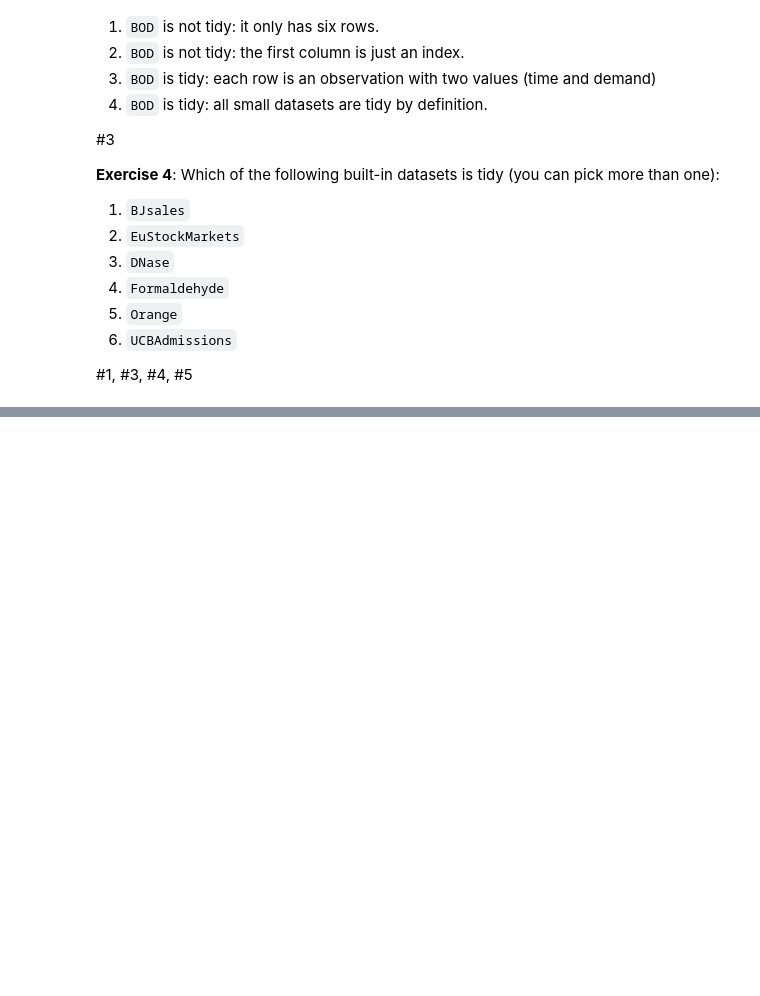
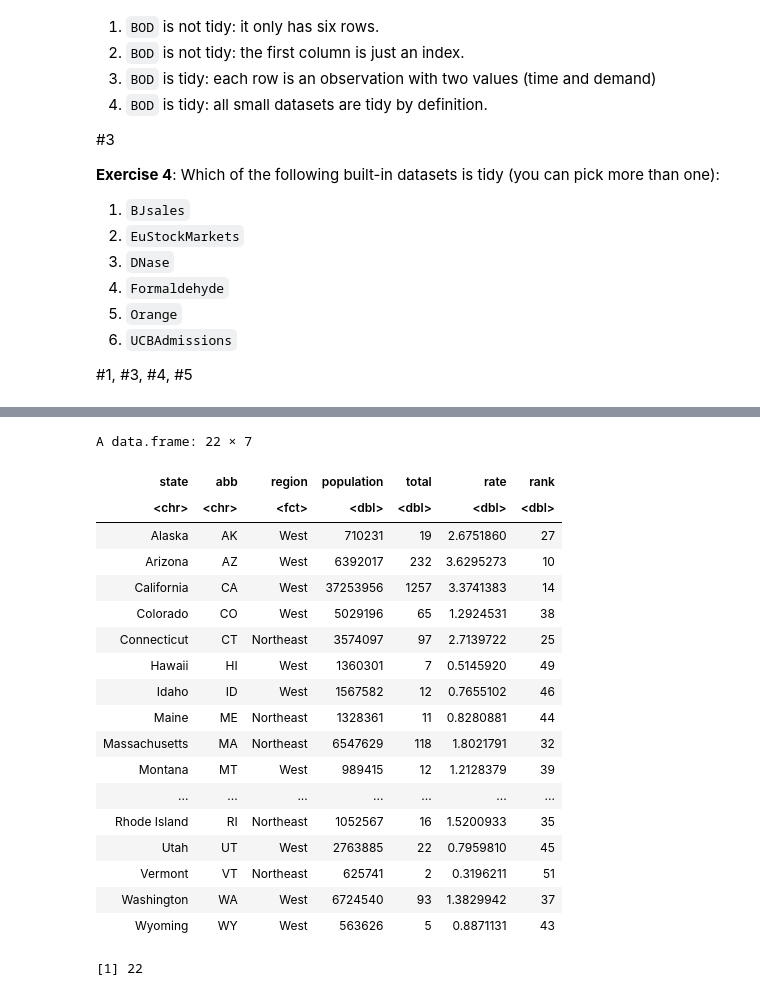
Before and after one commit to readyready15728/data-wrangling-and-visualization-with-r, a Jupyter notebook: 04_the_tidyverse/04_the_tidyverse.ipynb, the cells around one changed output, grey strips where cells are left out. Drawn from its saved outputs; the diff is of its cells as text; code cells hidden in the pictures; blank space fills up the shorter version.

```diff
--- a/04_the_tidyverse/04_the_tidyverse.ipynb
+++ b/04_the_tidyverse/04_the_tidyverse.ipynb
@@ -105,0 +402,27 @@ Here there are multiple observations on each row as the `year` variable is distr
+# %%
+murders_nw <- filter(murders, region %in% c('Northeast', 'West'))
+murders_nw
+# %% [output]
+A data.frame: 22 × 7
+| state | abb | region | population | total | rate | rank |
+| <chr> | <chr> | <fct> | <dbl> | <dbl> | <dbl> | <dbl> |
+| Alaska | AK | West | 710231 | 19 | 2.6751860 | 27 |
+| Arizona | AZ | West | 6392017 | 232 | 3.6295273 | 10 |
+| California | CA | West | 37253956 | 1257 | 3.3741383 | 14 |
+| Colorado | CO | West | 5029196 | 65 | 1.2924531 | 38 |
+| Connecticut | CT | Northeast | 3574097 | 97 | 2.7139722 | 25 |
+| Hawaii | HI | West | 1360301 | 7 | 0.5145920 | 49 |
+| Idaho | ID | West | 1567582 | 12 | 0.7655102 | 46 |
+| Maine | ME | Northeast | 1328361 | 11 | 0.8280881 | 44 |
+| Massachusetts | MA | Northeast | 6547629 | 118 | 1.8021791 | 32 |
+| Montana | MT | West | 989415 | 12 | 1.2128379 | 39 |
+| ... | ... | ... | ... | ... | ... | ... |
+| Rhode Island | RI | Northeast | 1052567 | 16 | 1.5200933 | 35 |
+| Utah | UT | West | 2763885 | 22 | 0.7959810 | 45 |
+| Vermont | VT | Northeast | 625741 | 2 | 0.3196211 | 51 |
+| Washington | WA | West | 6724540 | 93 | 1.3829942 | 37 |
+| Wyoming | WY | West | 563626 | 5 | 0.8871131 | 43 |
+# %%
+nrow(murders_nw)
+# %% [output]
+[1] 22
```
Also changed, not shown: parts of 34 cells of this notebook.
